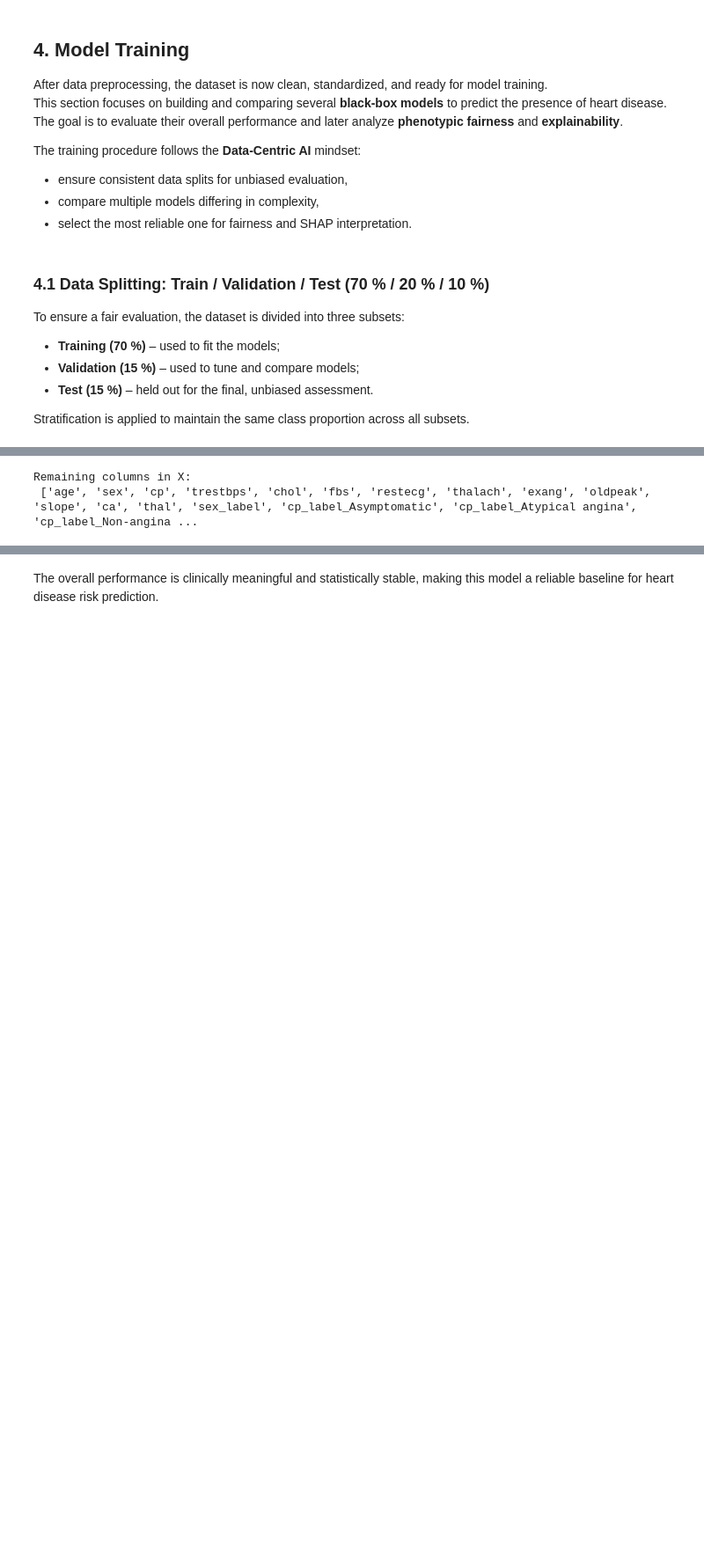
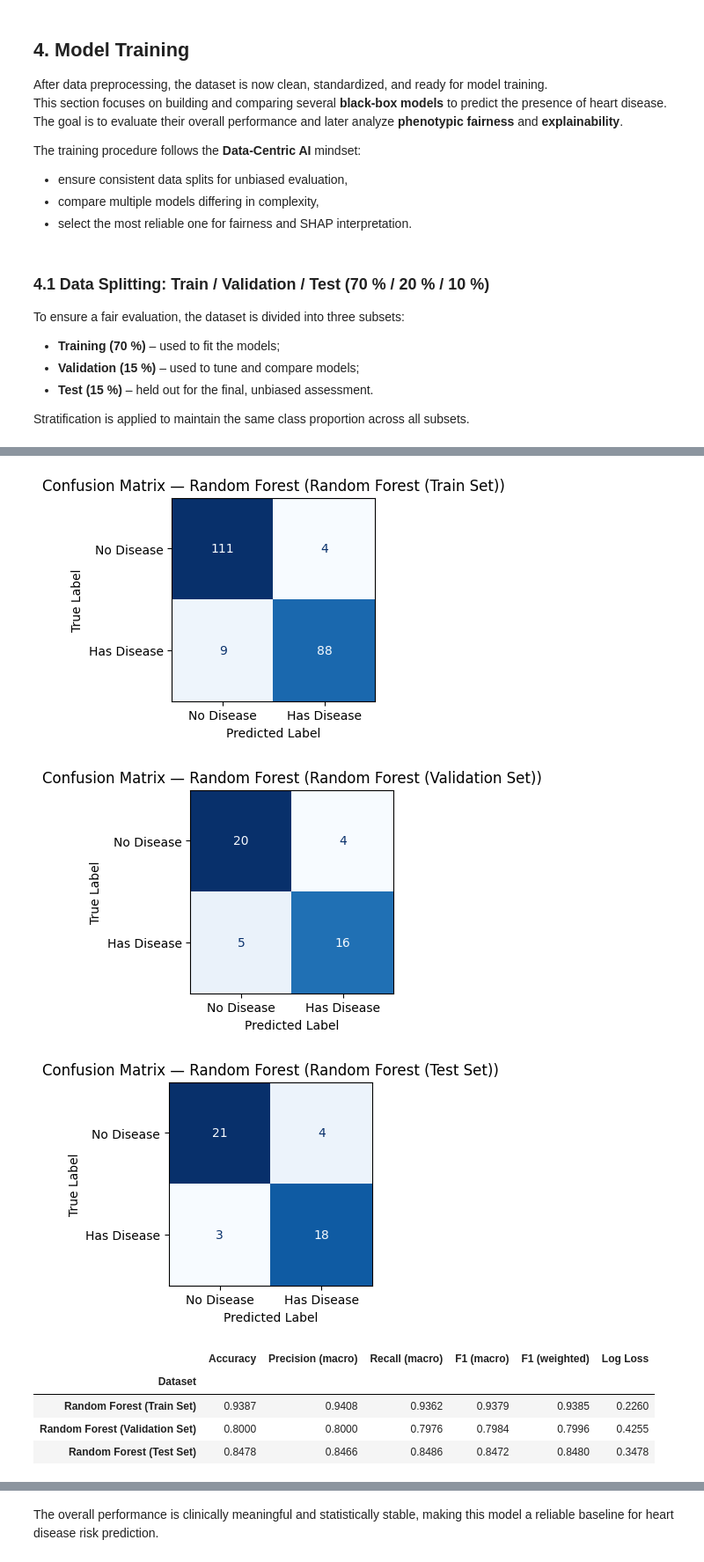
Before and after one commit to Mihalachee/Phenotypic-Bias-in-Heart-Disease-Prediction, a Jupyter notebook: indiviual.ipynb, the cells around one changed output, grey strips where cells are left out. Shown at 88% size. Drawn from its saved outputs; the diff is of its cells as text; code cells hidden in the pictures; blank space fills up the shorter version.

```diff
--- a/indiviual.ipynb
+++ b/indiviual.ipynb
@@ -880,14 +1003,74 @@ The **Random Forest** model serves as a strong baseline.
 It combines multiple decision trees to reduce variance and improve generalization.
 It is also compatible with SHAP, which will later be used for explainability analysis.
 # %%
-### Remove leakage columns
-leak_cols = ['Heart Disease', 'Heart Disease Num', 'severity', 'target']
+# -------------------------
+# 1. Train Random Forest
+# -------------------------
+from sklearn.ensemble import RandomForestClassifier
+from sklearn.metrics import (
+    accuracy_score, precision_score, recall_score,
+    f1_score, log_loss, confusion_matrix, ConfusionMatrixDisplay
+)
+import pandas as pd
+import matplotlib.pyplot as plt
 
-X = df.drop(columns=[c for c in leak_cols if c in df.columns])
-y = df['Heart Disease']
+rf_model = RandomForestClassifier(
+    n_estimators=200,
+    max_depth=5,
+    class_weight='balanced',
+    random_state=42,
+    n_jobs=-1
+)
+rf_model.fit(X_train, y_train)
 
-#To make sure leakage columns are removed
-print("Remaining columns in X:\n", X.columns.tolist())
+# -------------------------
+# 2. Evaluation function
+# -------------------------
+def evaluate_model(model, X, y, dataset_name):
+    y_pred = model.predict(X)
+    y_proba = model.predict_proba(X)
+
+    metrics = {
+        "Dataset": dataset_name,
+        "Accuracy": accuracy_score(y, y_pred),
+        "Precision (macro)": precision_score(y, y_pred, average='macro'),
+        "Recall (macro)": recall_score(y, y_pred, average='macro'),
+        "F1 (macro)": f1_score(y, y_pred, average='macro'),
+        "F1 (weighted)": f1_score(y, y_pred, average='weighted'),
+        "Log Loss": log_loss(y, y_proba),
+    }
+
+    # Confusion matrix
+    cm = confusion_matrix(y, y_pred)
+    disp = ConfusionMatrixDisplay(confusion_matrix=cm, display_labels=['No Disease', 'Has Disease'])
+    fig, ax = plt.subplots(figsize=(3, 3))
+    disp.plot(cmap='Blues', ax=ax, colorbar=False)
+    plt.title(f"Confusion Matrix — Random Forest ({dataset_name})", fontsize=12)
+    plt.xlabel("Predicted Label")
+    plt.ylabel("True Label")
+    plt.show()
+
+    return metrics
+
+# -------------------------
+# 3. Evaluate on all sets
+# -------------------------
+results = []
+results.append(evaluate_model(rf_model, X_train, y_train, "Random Forest (Train Set)"))
+results.append(evaluate_model(rf_model, X_val, y_val, "Random Forest (Validation Set)"))
+results.append(evaluate_model(rf_model, X_test, y_test, "Random Forest (Test Set)"))
+
+# -------------------------
+# 4. Combine metrics into table
+# -------------------------
+results_rf = pd.DataFrame(results).set_index("Dataset")
+display(results_rf.round(4))
 # %% [output]
-Remaining columns in X:
- ['age', 'sex', 'cp', 'trestbps', 'chol', 'fbs', 'restecg', 'thalach', 'exang', 'oldpeak', 'slope', 'ca', 'thal', 'sex_label', 'cp_label_Asymptomatic', 'cp_label_Atypical angina', 'cp_label_Non-angina ...
+[figure, added]
+[figure, added]
+[figure, added]
+|  | Accuracy | Precision (macro) | Recall (macro) | F1 (macro) | F1 (weighted) | Log Loss |
+| Dataset |  |  |  |  |  |  |
+| Random Forest (Train Set) | 0.9387 | 0.9408 | 0.9362 | 0.9379 | 0.9385 | 0.2260 |
+| Random Forest (Validation Set) | 0.8000 | 0.8000 | 0.7976 | 0.7984 | 0.7996 | 0.4255 |
+| Random Forest (Test Set) | 0.8478 | 0.8466 | 0.8486 | 0.8472 | 0.8480 | 0.3478 |
```
Also changed, not shown: parts of 22 cells of this notebook, 2 other files.
